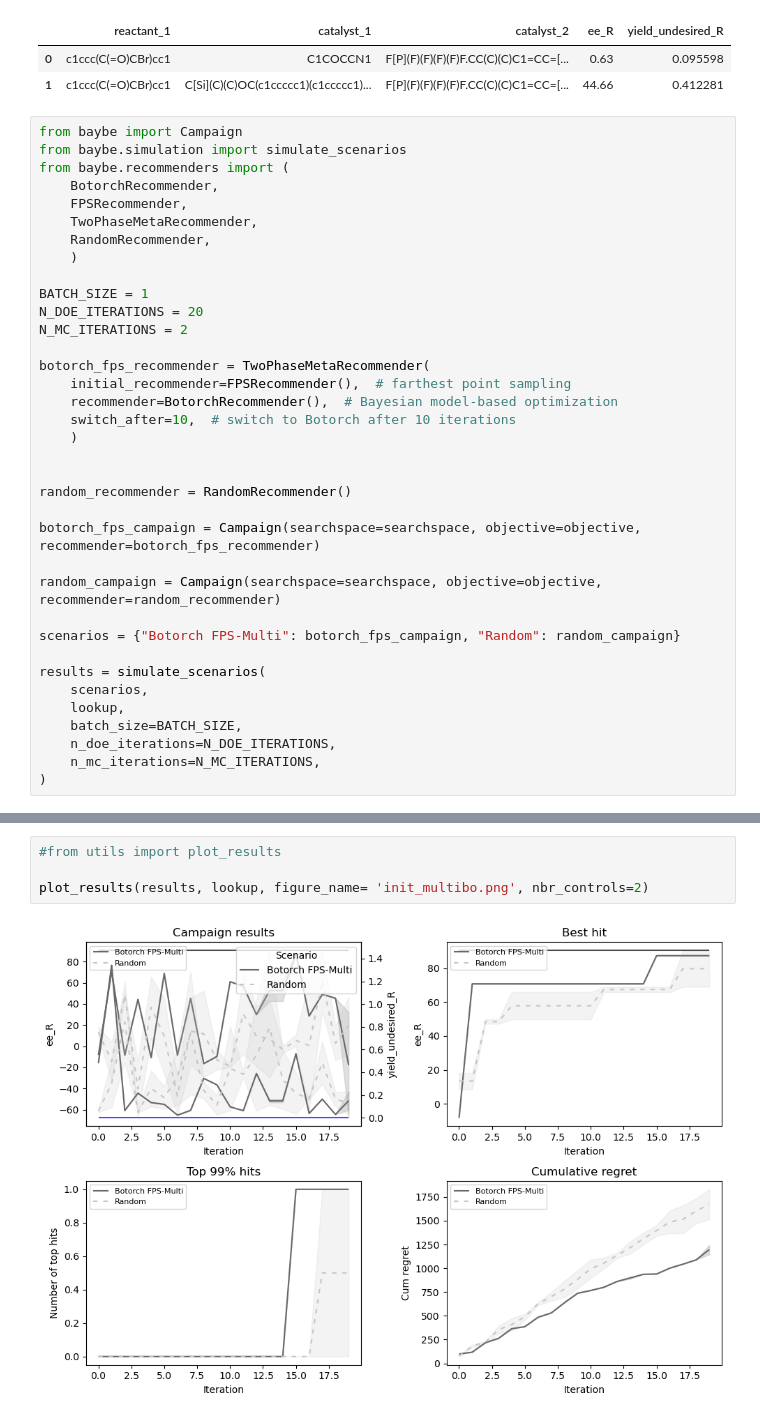
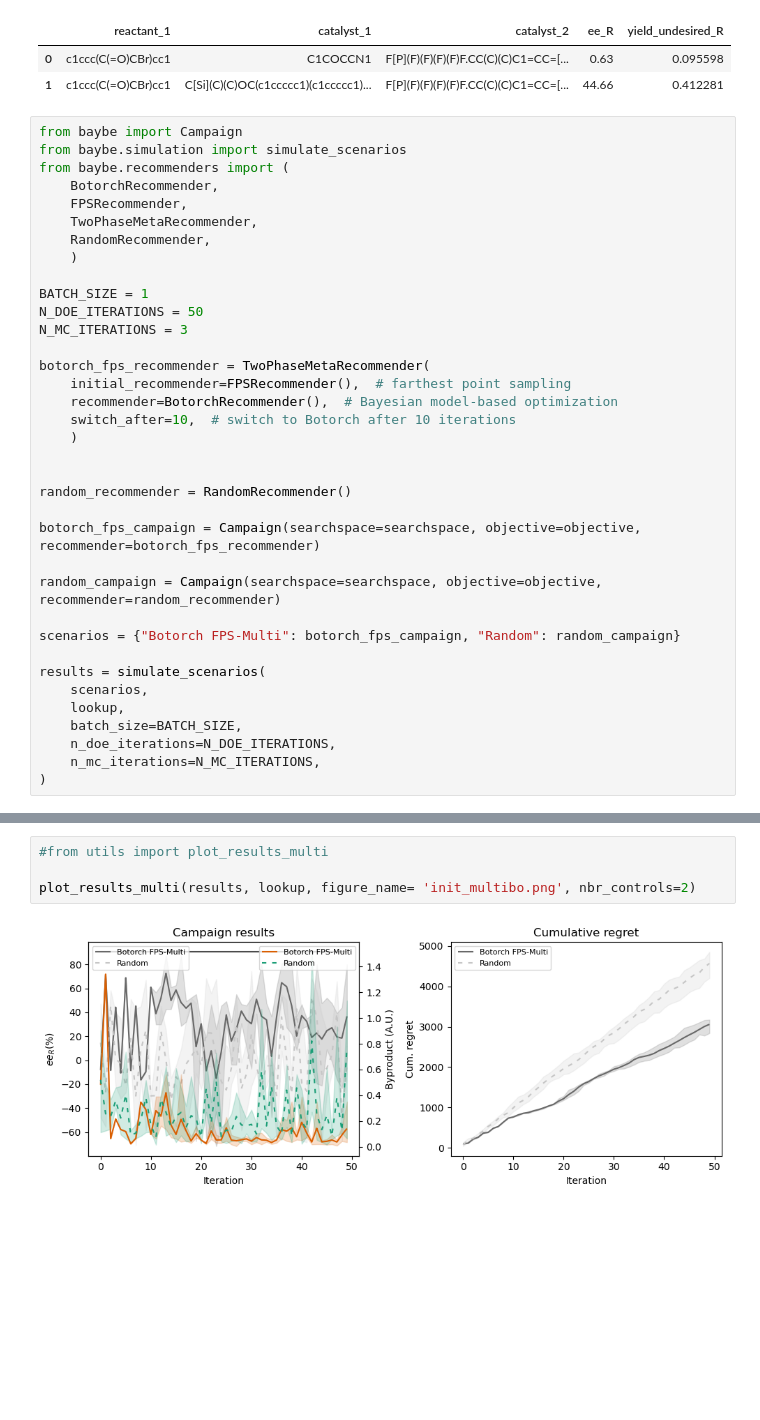
Before and after one commit to Lecmino/ai4chem-bo, a Jupyter notebook: bo_multiopt.ipynb, the cells around one changed output, grey strips where cells are left out. Cells and saved outputs as stored; diff of their text form; blank space fills up the shorter version.

Commit message:
Multiopt push

```diff
--- a/bo_multiopt.ipynb
+++ b/bo_multiopt.ipynb
@@ -99,8 +133,8 @@ from baybe.recommenders import (
     )
 
 BATCH_SIZE = 1
-N_DOE_ITERATIONS = 20
-N_MC_ITERATIONS = 2
+N_DOE_ITERATIONS = 50
+N_MC_ITERATIONS = 3
 
 botorch_fps_recommender = TwoPhaseMetaRecommender(
     initial_recommender=FPSRecommender(),  # farthest point sampling
@@ -234,6 +227,6 @@ def plot_results(results, lookup, figure_name, nbr_controls=1):
 # %%
-#from utils import plot_results
+#from utils import plot_results_multi
 
-plot_results(results, lookup, figure_name= 'init_multibo.png', nbr_controls=2)
+plot_results_multi(results, lookup, figure_name= 'init_multibo.png', nbr_controls=2)
 # %% [output]
-[figure, old version]
+[figure, new version]
```
Also changed, not shown: parts of 4 cells of this notebook, 1 other file.
